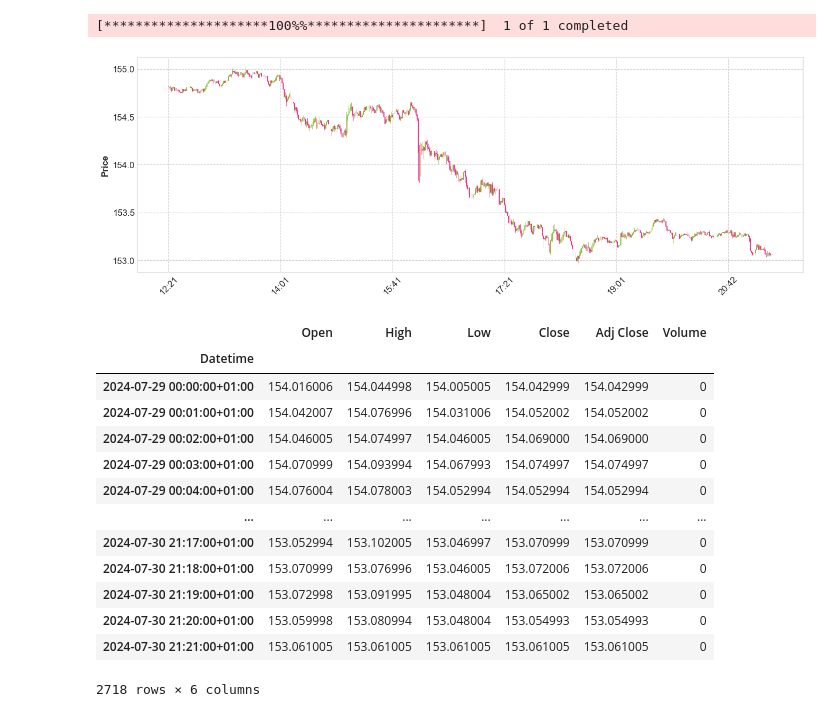
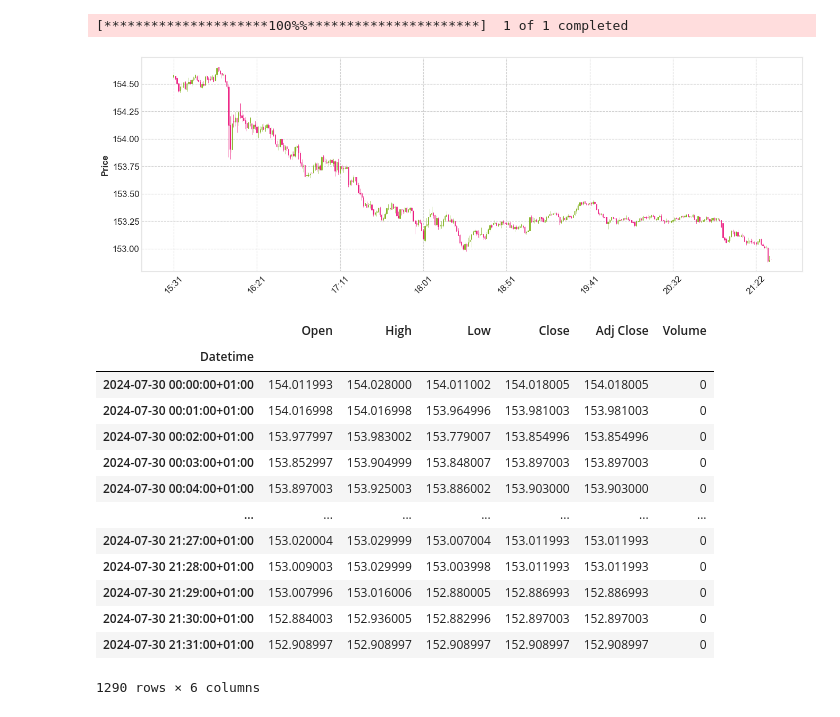
Before and after one commit to bitwalk123/stock-explorer, a Jupyter notebook: jupyter/yfinance_test_002.ipynb, the cells around one changed output. Drawn from its saved outputs; the diff is of its cells as text; code cells hidden in the pictures.

```diff
--- a/jupyter/yfinance_test_002.ipynb
+++ b/jupyter/yfinance_test_002.ipynb
@@ -1,31 +1,33 @@
 # %%
 import datetime as dt
 import mplfinance as mpf
 import yfinance as yf
 
-start = dt.date(2024, 7, 29)
+#start = dt.date(2024, 7, 29)
 end = dt.date.today()
+delta = dt.timedelta(days=1)
+start = end - delta
 
 ticker = 'USDJPY=X'
 df = yf.download(ticker, start, end, interval='1m')
 
 #mpf.plot(df, type='candle', style='binance', figratio=(12, 4))
-mpf.plot(df.tail(9*60), type='candle', style='binance', figratio=(12, 4))
+mpf.plot(df.tail(6*60), type='candle', style='binance', figratio=(12, 4))
 df
 # %% [output]
 [*********************100%%**********************]  1 of 1 completed
-[figure, old version]
+[figure, new version]
 |  | Open | High | Low | Close | Adj Close | Volume |
 | Datetime |  |  |  |  |  |  |
-| 2024-07-29 00:00:00+01:00 | 154.016006 | 154.044998 | 154.005005 | 154.042999 | 154.042999 | 0 |
-| 2024-07-29 00:01:00+01:00 | 154.042007 | 154.076996 | 154.031006 | 154.052002 | 154.052002 | 0 |
-| 2024-07-29 00:02:00+01:00 | 154.046005 | 154.074997 | 154.046005 | 154.069000 | 154.069000 | 0 |
-| 2024-07-29 00:03:00+01:00 | 154.070999 | 154.093994 | 154.067993 | 154.074997 | 154.074997 | 0 |
-| 2024-07-29 00:04:00+01:00 | 154.076004 | 154.078003 | 154.052994 | 154.052994 | 154.052994 | 0 |
+| 2024-07-30 00:00:00+01:00 | 154.011993 | 154.028000 | 154.011002 | 154.018005 | 154.018005 | 0 |
+| 2024-07-30 00:01:00+01:00 | 154.016998 | 154.016998 | 153.964996 | 153.981003 | 153.981003 | 0 |
+| 2024-07-30 00:02:00+01:00 | 153.977997 | 153.983002 | 153.779007 | 153.854996 | 153.854996 | 0 |
+| 2024-07-30 00:03:00+01:00 | 153.852997 | 153.904999 | 153.848007 | 153.897003 | 153.897003 | 0 |
+| 2024-07-30 00:04:00+01:00 | 153.897003 | 153.925003 | 153.886002 | 153.903000 | 153.903000 | 0 |
 | ... | ... | ... | ... | ... | ... | ... |
-| 2024-07-30 21:17:00+01:00 | 153.052994 | 153.102005 | 153.046997 | 153.070999 | 153.070999 | 0 |
-| 2024-07-30 21:18:00+01:00 | 153.070999 | 153.076996 | 153.046005 | 153.072006 | 153.072006 | 0 |
-| 2024-07-30 21:19:00+01:00 | 153.072998 | 153.091995 | 153.048004 | 153.065002 | 153.065002 | 0 |
-| 2024-07-30 21:20:00+01:00 | 153.059998 | 153.080994 | 153.048004 | 153.054993 | 153.054993 | 0 |
-| 2024-07-30 21:21:00+01:00 | 153.061005 | 153.061005 | 153.061005 | 153.061005 | 153.061005 | 0 |
+| 2024-07-30 21:27:00+01:00 | 153.020004 | 153.029999 | 153.007004 | 153.011993 | 153.011993 | 0 |
+| 2024-07-30 21:28:00+01:00 | 153.009003 | 153.029999 | 153.003998 | 153.011993 | 153.011993 | 0 |
+| 2024-07-30 21:29:00+01:00 | 153.007996 | 153.016006 | 152.880005 | 152.886993 | 152.886993 | 0 |
+| 2024-07-30 21:30:00+01:00 | 152.884003 | 152.936005 | 152.882996 | 152.897003 | 152.897003 | 0 |
+| 2024-07-30 21:31:00+01:00 | 152.908997 | 152.908997 | 152.908997 | 152.908997 | 152.908997 | 0 |
-2718 rows × 6 columns
+1290 rows × 6 columns
```
